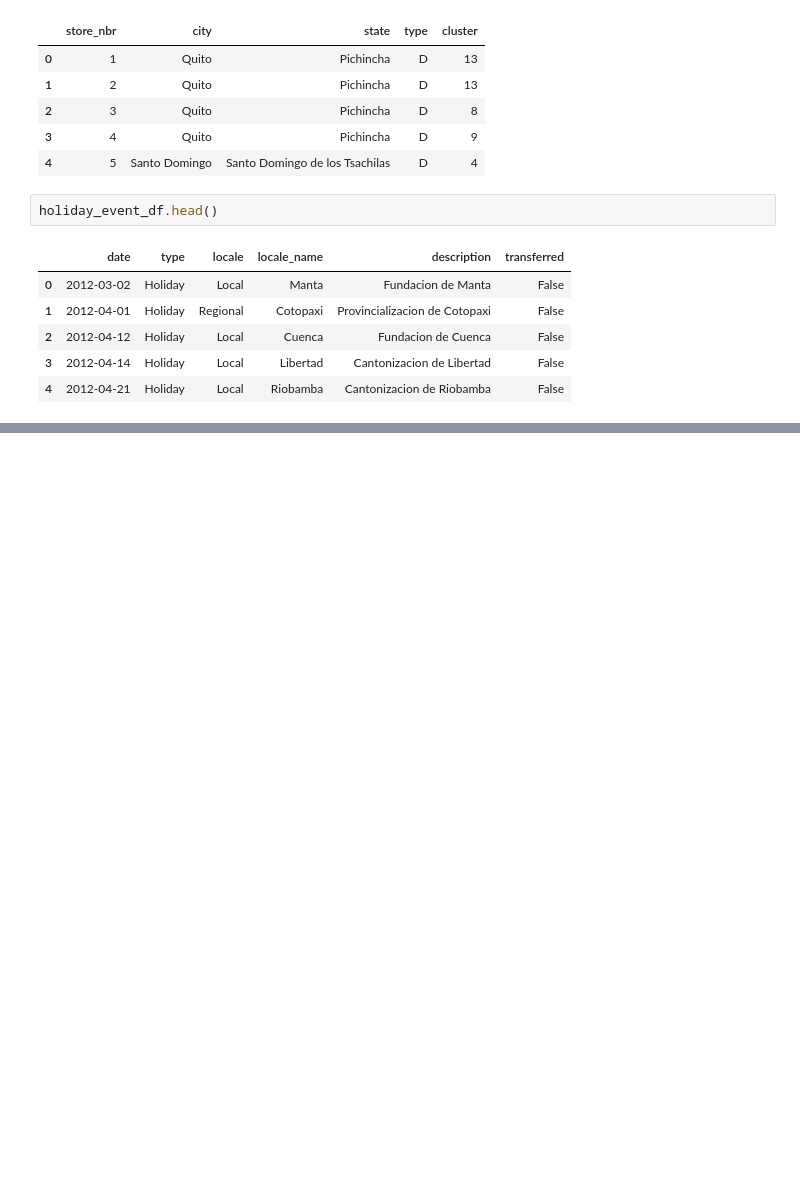
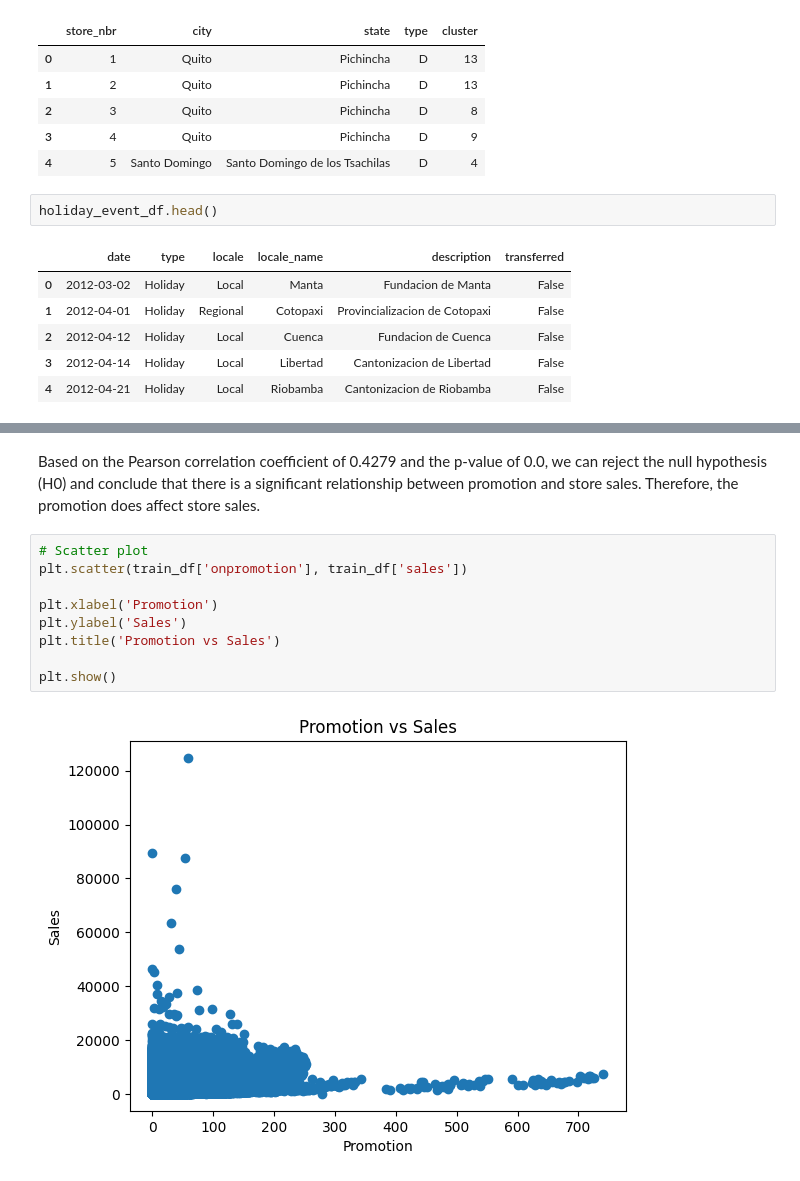
Before and after one commit to brook0616/BK_Data-Science-and-AI-2024, a Jupyter notebook: Time_series_Analysis_kaggle.ipynb, the cells around one changed output, grey strips where cells are left out. Cells and saved outputs as stored; diff of their text form; blank space fills up the shorter version.

```diff
--- a/Time_series_Analysis_kaggle.ipynb
+++ b/Time_series_Analysis_kaggle.ipynb
@@ -252,0 +524,13 @@ holiday_event_df.head()
+# %% [markdown]
+Based on the Pearson correlation coefficient of 0.4279 and the p-value of 0.0, we can reject the null hypothesis (H0) and conclude that there is a significant relationship between promotion and store sales. Therefore, the promotion does affect store sales.
+# %%
+# Scatter plot
+plt.scatter(train_df['onpromotion'], train_df['sales'])
+
+plt.xlabel('Promotion')
+plt.ylabel('Sales')
+plt.title('Promotion vs Sales')
+
+plt.show()
+# %% [output]
+[figure, added]
```
Also changed, not shown: parts of 73 cells of this notebook.
